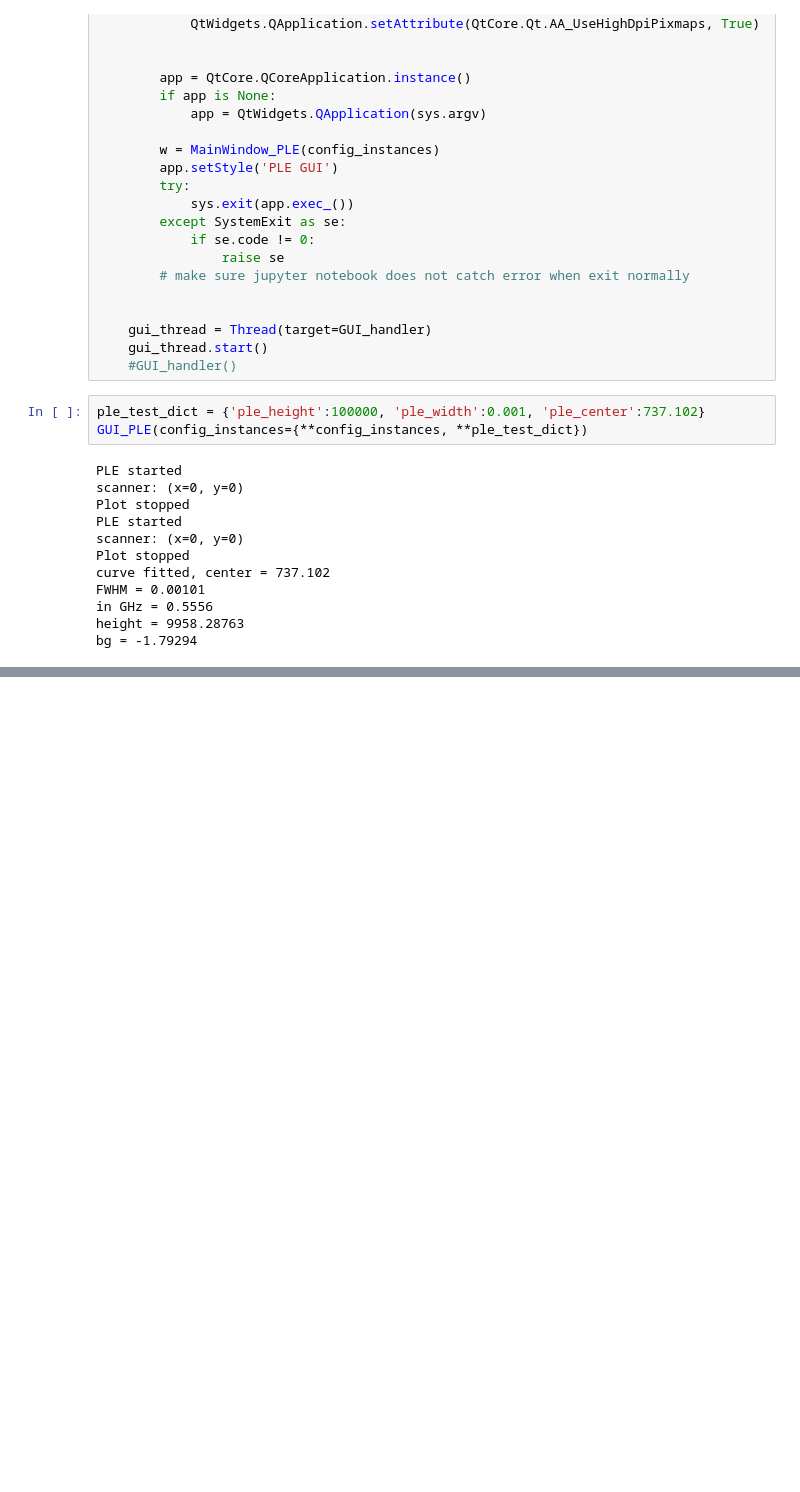
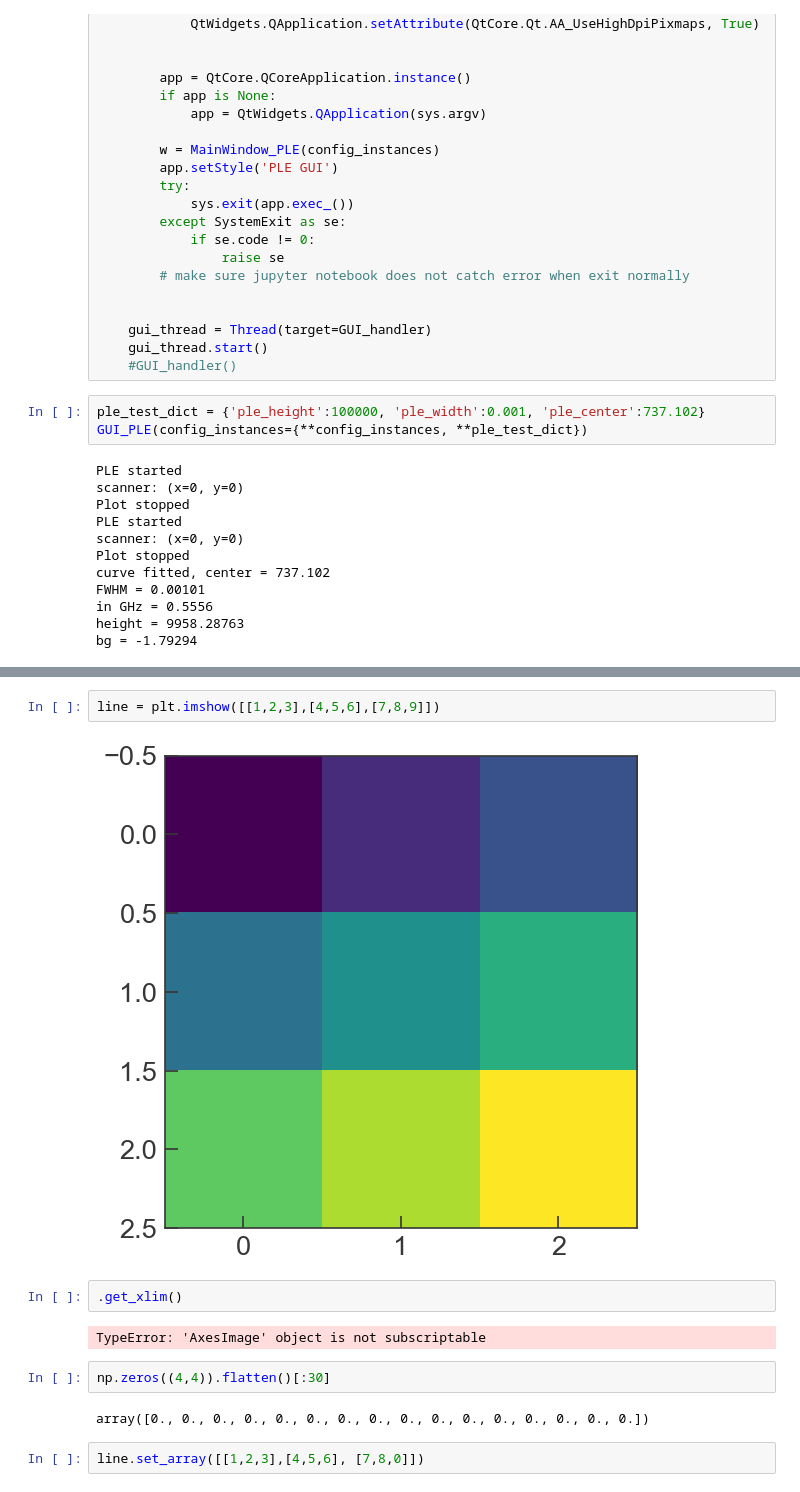
Before and after one commit to QuantumshWu/Confocal-GUI, a Jupyter notebook: jupyter notebook examples/examples with virtual devices.ipynb, the cells around one changed output, grey strips where cells are left out. Drawn from its saved outputs; the diff is of its cells as text; blank space fills up the shorter version.

```diff
--- a/jupyter notebook examples/examples with virtual devices.ipynb
+++ b/jupyter notebook examples/examples with virtual devices.ipynb
@@ -842,0 +1243,14 @@ bg = -1.79294
+# %%
+line = plt.imshow([[1,2,3],[4,5,6],[7,8,9]])
+# %% [output]
+[figure, added]
+# %%
+.get_xlim()
+# %% [output]
+TypeError: 'AxesImage' object is not subscriptable
+# %%
+np.zeros((4,4)).flatten()[:30]
+# %% [output]
+array([0., 0., 0., 0., 0., 0., 0., 0., 0., 0., 0., 0., 0., 0., 0., 0.])
+# %%
+line.set_array([[1,2,3],[4,5,6], [7,8,0]])
```
Also changed, not shown: parts of 26 cells of this notebook, 5 other files.
